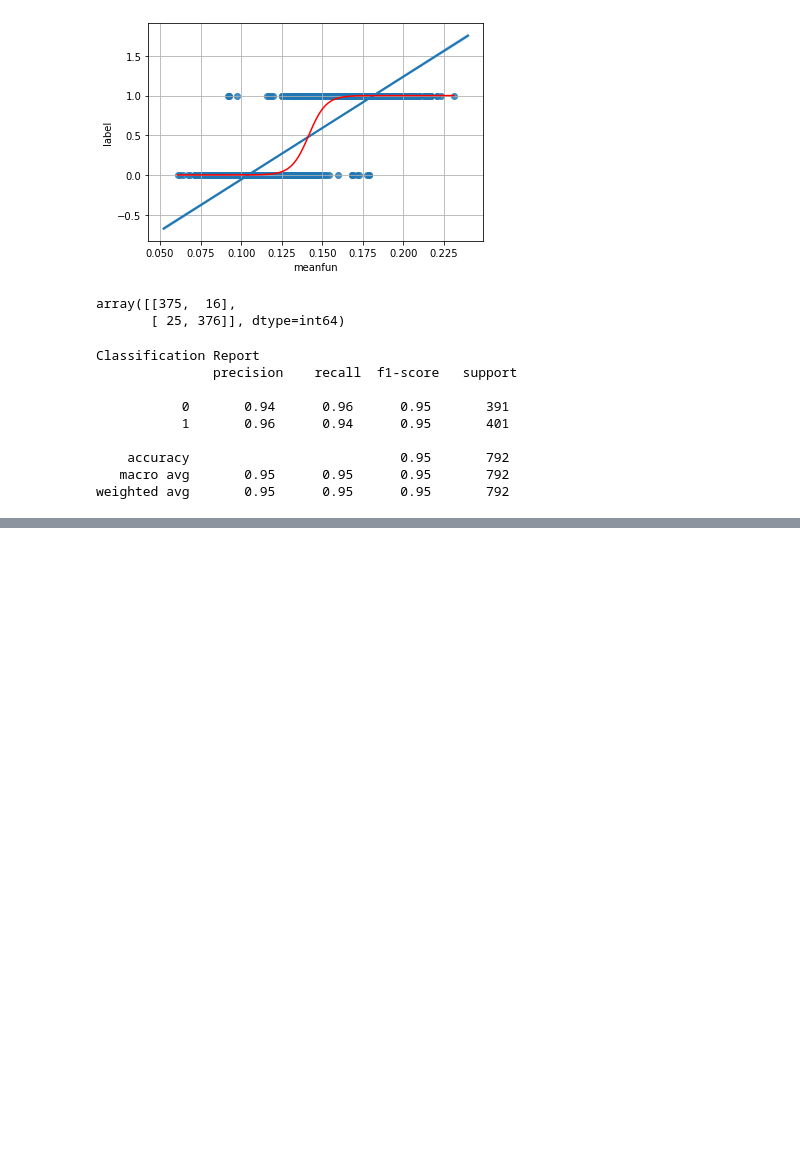
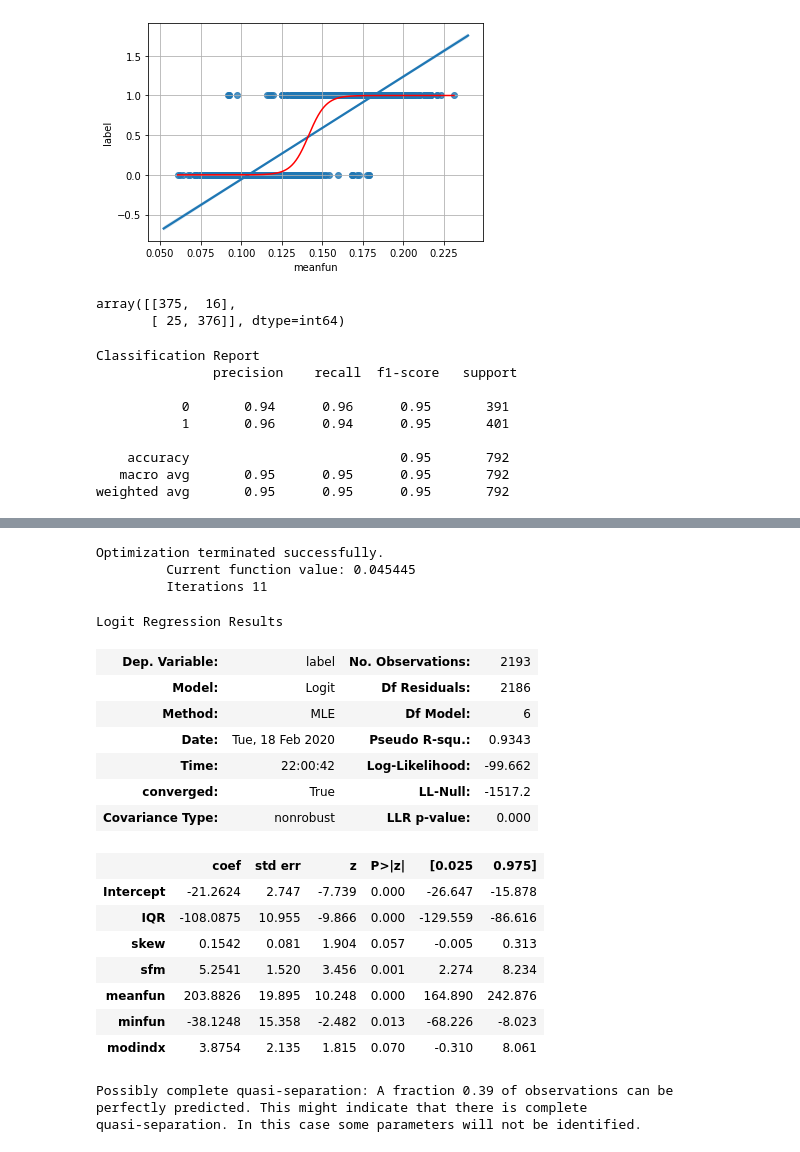
Before and after one commit to Firaze/FAD_project, a Jupyter notebook: GV_reg.ipynb, the cells around one changed output, grey strips where cells are left out. Drawn from its saved outputs; the diff is of its cells as text; code cells hidden in the pictures; blank space fills up the shorter version.

```diff
--- a/GV_reg.ipynb
+++ b/GV_reg.ipynb
@@ -241,0 +313,26 @@ weighted avg       0.95      0.95      0.95       792
+# %%
+model=logit("label ~IQR+skew+sfm+meanfun+minfun+modindx",data_clean_train).fit()
+model.summary()
+# %% [output]
+Optimization terminated successfully.
+         Current function value: 0.045445
+         Iterations 11
+Logit Regression Results
+| Dep. Variable: | label | No. Observations: | 2193 |
+| Model: | Logit | Df Residuals: | 2186 |
+| Method: | MLE | Df Model: | 6 |
+| Date: | Tue, 18 Feb 2020 | Pseudo R-squ.: | 0.9343 |
+| Time: | 22:00:42 | Log-Likelihood: | -99.662 |
+| converged: | True | LL-Null: | -1517.2 |
+| Covariance Type: | nonrobust | LLR p-value: | 0.000 |
+|  | coef | std err | z | P>|z| | [0.025 | 0.975] |
+| Intercept | -21.2624 | 2.747 | -7.739 | 0.000 | -26.647 | -15.878 |
+| IQR | -108.0875 | 10.955 | -9.866 | 0.000 | -129.559 | -86.616 |
+| skew | 0.1542 | 0.081 | 1.904 | 0.057 | -0.005 | 0.313 |
+| sfm | 5.2541 | 1.520 | 3.456 | 0.001 | 2.274 | 8.234 |
+| meanfun | 203.8826 | 19.895 | 10.248 | 0.000 | 164.890 | 242.876 |
+| minfun | -38.1248 | 15.358 | -2.482 | 0.013 | -68.226 | -8.023 |
+| modindx | 3.8754 | 2.135 | 1.815 | 0.070 | -0.310 | 8.061 |
+Possibly complete quasi-separation: A fraction 0.39 of observations can be
+perfectly predicted. This might indicate that there is complete
+quasi-separation. In this case some parameters will not be identified.
```
Also changed, not shown: parts of 14 cells of this notebook, 3 other files.
